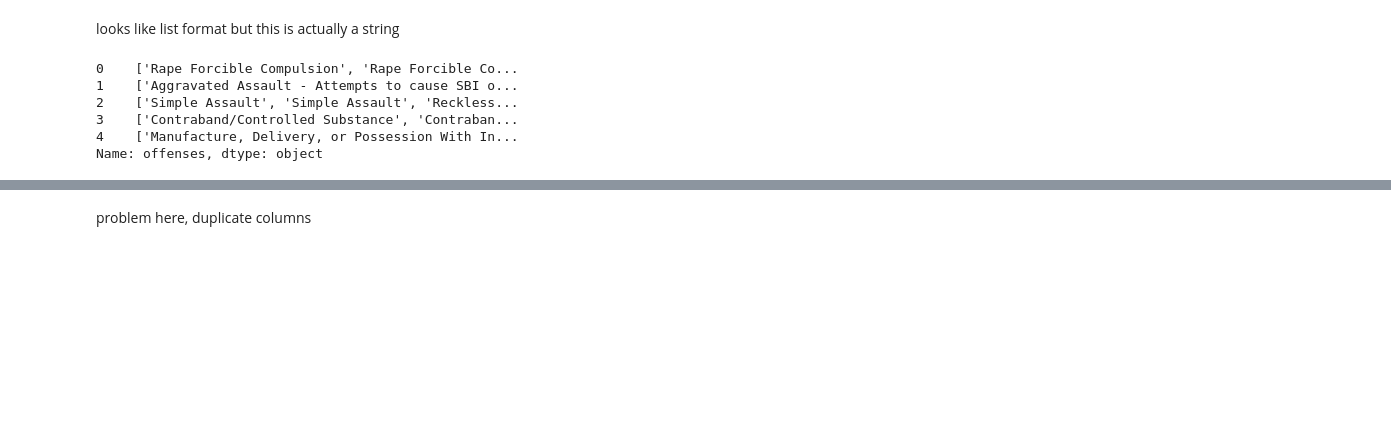
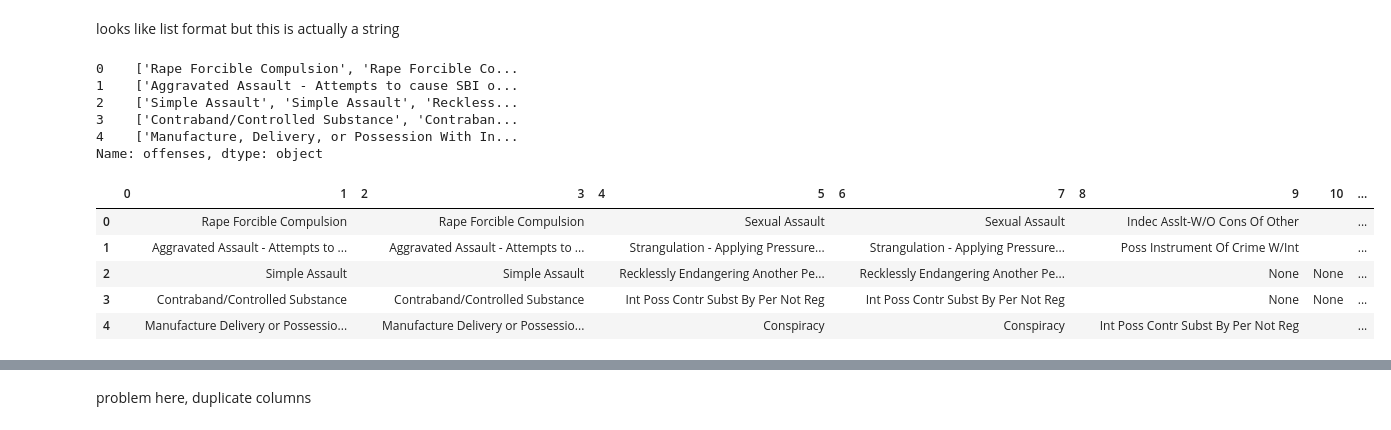
Before and after one commit to dzhen19/philly-bail, a Jupyter notebook: philly.ipynb, the cells around one changed output, grey strips where cells are left out. Cells and saved outputs as stored; diff of their text form; code cells hidden in the pictures; blank space fills up the shorter version.

```diff
--- a/philly.ipynb
+++ b/philly.ipynb
@@ -39,4 +34,13 @@ df.offenses.head()
 4    ['Manufacture, Delivery, or Possession With In...
 Name: offenses, dtype: object
 # %%
-b = df.offenses.str[1:-1].str.split(', ', expand = True).replace("'", "")
+b = df["offenses"].str[1:-1].str.replace(",","").str.split("'", expand=True)
+pd.set_option('display.max_columns', None)
+b.head()
+# %% [output]
+|  | 0 | 1 | 2 | 3 | 4 | 5 | 6 | 7 | 8 | 9 | 10 | ... |
+| 0 |  | Rape Forcible Compulsion |  | Rape Forcible Compulsion |  | Sexual Assault |  | Sexual Assault |  | Indec Asslt-W/O Cons Of Other |  | ... |
+| 1 |  | Aggravated Assault - Attempts to ... |  | Aggravated Assault - Attempts to ... |  | Strangulation - Applying Pressure... |  | Strangulation - Applying Pressure... |  | Poss Instrument Of Crime W/Int |  | ... |
+| 2 |  | Simple Assault |  | Simple Assault |  | Recklessly Endangering Another Pe... |  | Recklessly Endangering Another Pe... |  | None | None | ... |
+| 3 |  | Contraband/Controlled Substance |  | Contraband/Controlled Substance |  | Int Poss Contr Subst By Per Not Reg |  | Int Poss Contr Subst By Per Not Reg |  | None | None | ... |
+| 4 |  | Manufacture Delivery or Possessio... |  | Manufacture Delivery or Possessio... |  | Conspiracy |  | Conspiracy |  | Int Poss Contr Subst By Per Not Reg |  | ... |
```
Also changed, not shown: parts of 6 cells of this notebook, 1 other file.
